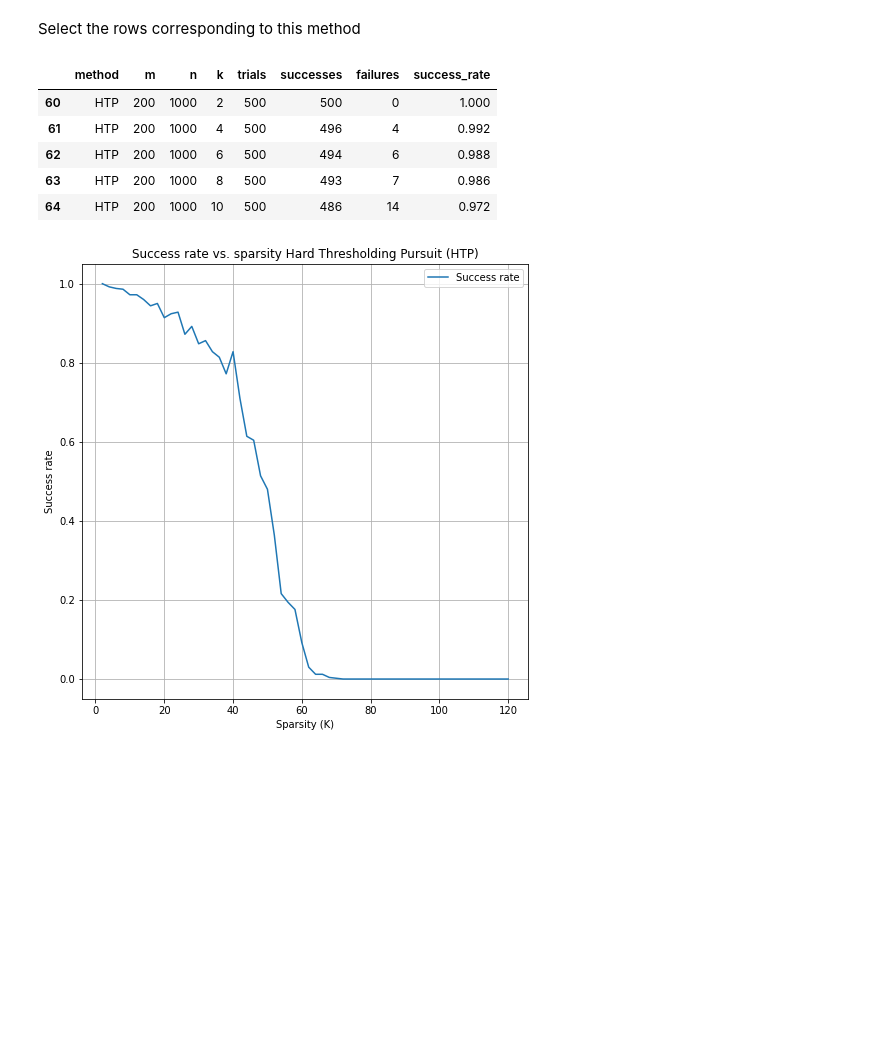
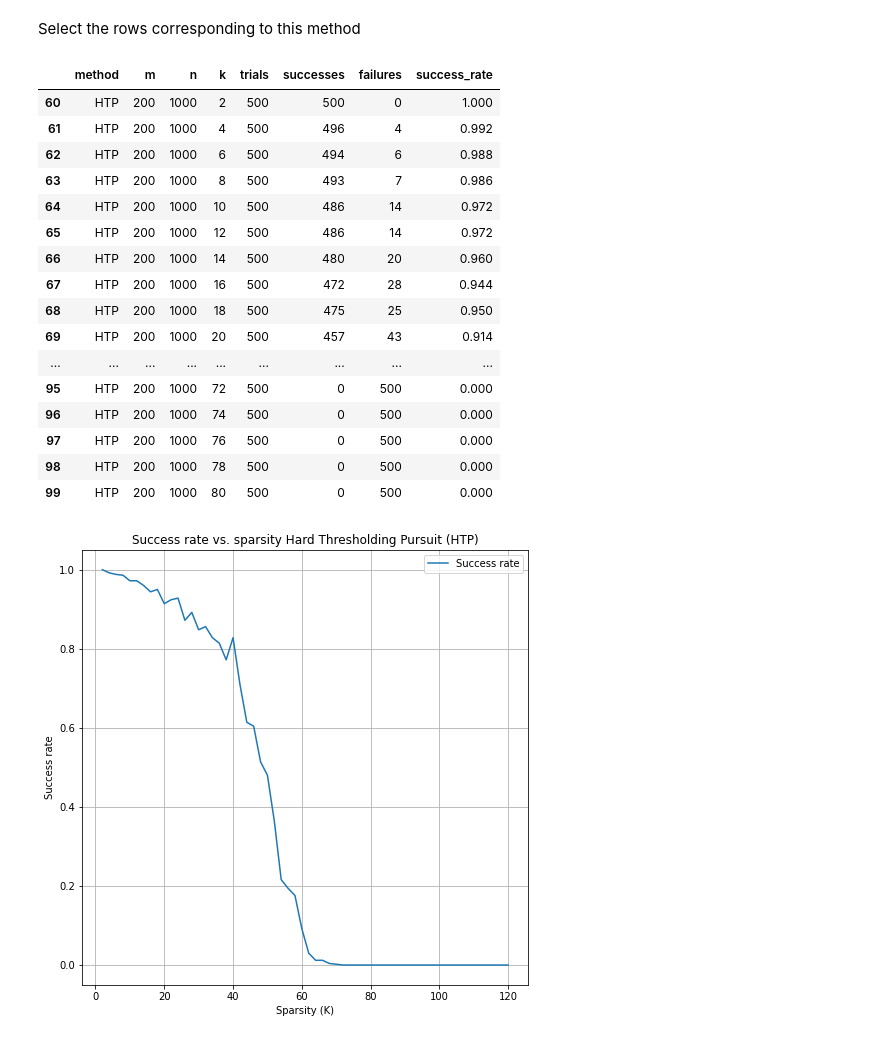
Before and after one commit to carnotresearch/cr-sparse, a Jupyter notebook: experiments/pursuit/comparison/nb_success_rates.ipynb, the cells around one changed output. Drawn from its saved outputs; the diff is of its cells as text; code cells hidden in the pictures; blank space fills up the shorter version.

```diff
--- a/experiments/pursuit/comparison/nb_success_rates.ipynb
+++ b/experiments/pursuit/comparison/nb_success_rates.ipynb
@@ -91,14 +91,25 @@ Select the rows corresponding to this method
 # %%
 htp = df[df.method == 'HTP']
 # %%
-htp.head()
+htp.head(40)
 # %% [output]
 |  | method | m | n | k | trials | successes | failures | success_rate |
 | 60 | HTP | 200 | 1000 | 2 | 500 | 500 | 0 | 1.000 |
 | 61 | HTP | 200 | 1000 | 4 | 500 | 496 | 4 | 0.992 |
 | 62 | HTP | 200 | 1000 | 6 | 500 | 494 | 6 | 0.988 |
 | 63 | HTP | 200 | 1000 | 8 | 500 | 493 | 7 | 0.986 |
 | 64 | HTP | 200 | 1000 | 10 | 500 | 486 | 14 | 0.972 |
+| 65 | HTP | 200 | 1000 | 12 | 500 | 486 | 14 | 0.972 |
+| 66 | HTP | 200 | 1000 | 14 | 500 | 480 | 20 | 0.960 |
+| 67 | HTP | 200 | 1000 | 16 | 500 | 472 | 28 | 0.944 |
+| 68 | HTP | 200 | 1000 | 18 | 500 | 475 | 25 | 0.950 |
+| 69 | HTP | 200 | 1000 | 20 | 500 | 457 | 43 | 0.914 |
+| ... | ... | ... | ... | ... | ... | ... | ... | ... |
+| 95 | HTP | 200 | 1000 | 72 | 500 | 0 | 500 | 0.000 |
+| 96 | HTP | 200 | 1000 | 74 | 500 | 0 | 500 | 0.000 |
+| 97 | HTP | 200 | 1000 | 76 | 500 | 0 | 500 | 0.000 |
+| 98 | HTP | 200 | 1000 | 78 | 500 | 0 | 500 | 0.000 |
+| 99 | HTP | 200 | 1000 | 80 | 500 | 0 | 500 | 0.000 |
 # %%
 plot_success_rate(htp, 'Hard Thresholding Pursuit (HTP)')
 # %% [output]
```
Also changed, not shown: 4 other files.
